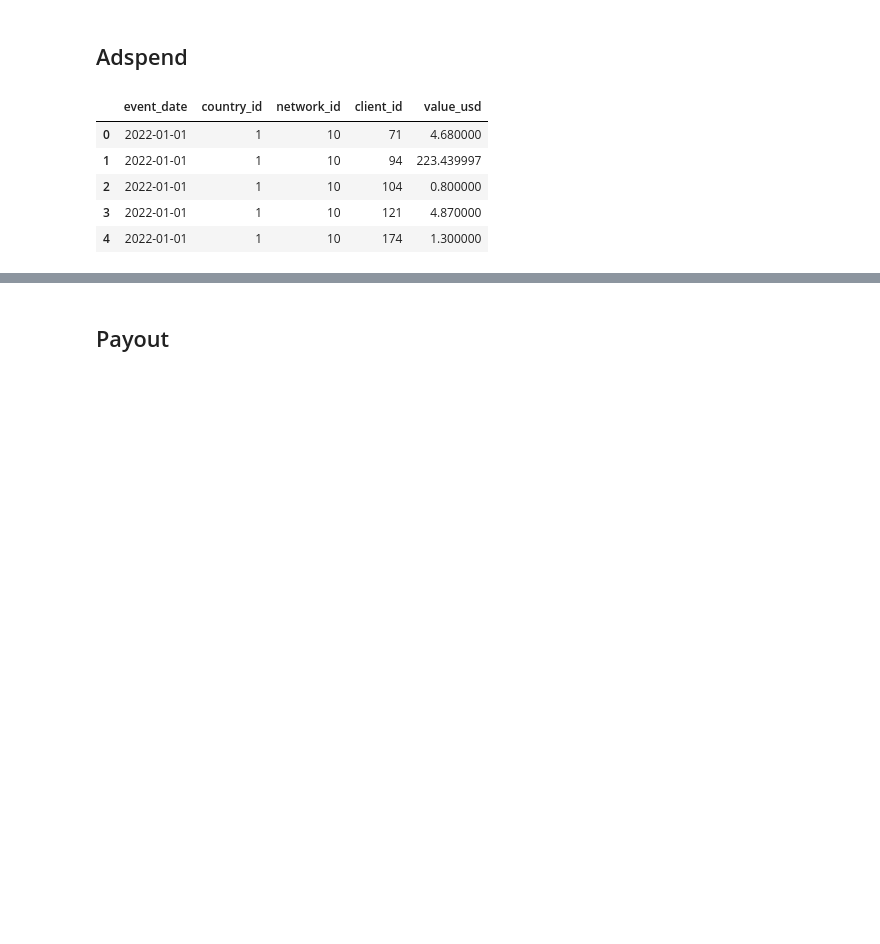
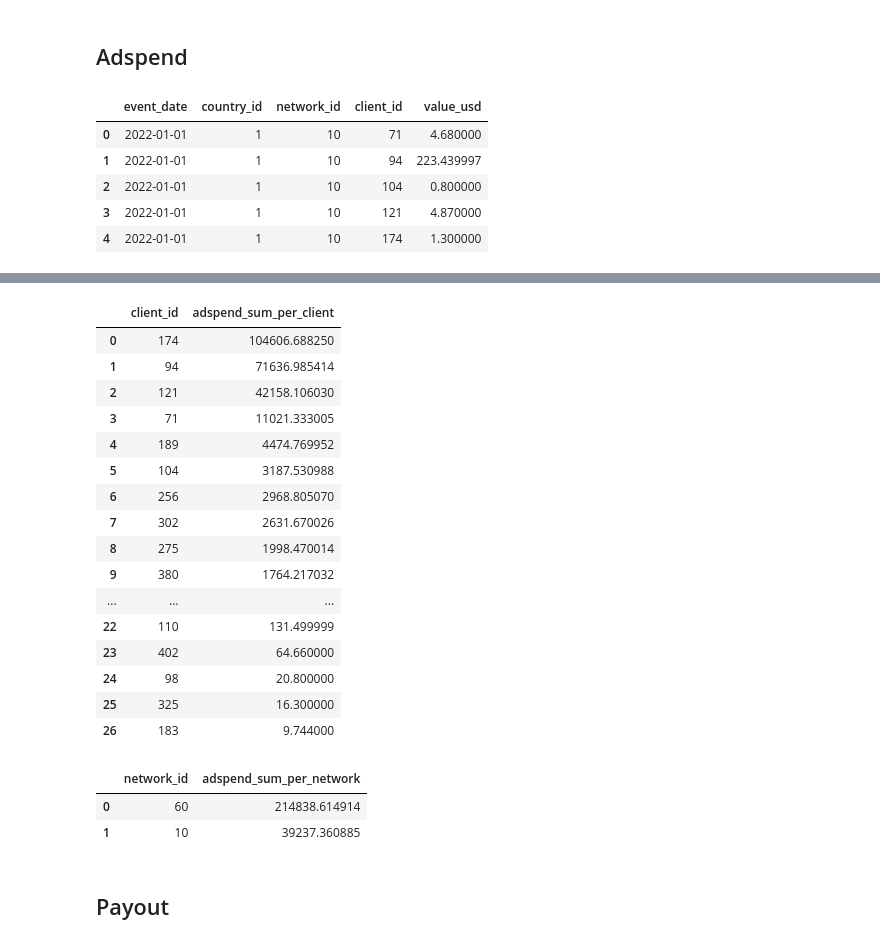
Before and after one commit to roshaan7zafar/JustDice, a Jupyter notebook: main.ipynb, the cells around one changed output, grey strips where cells are left out. Saved outputs shown, nothing was run; the diff lists cells and outputs as text; code cells hidden in the pictures; blank space fills up the shorter version.

```diff
--- a/main.ipynb
+++ b/main.ipynb
@@ -243,3 +267,29 @@ adspend_df.head()
+# %%
+adspend_df.groupby(["client_id"])['value_usd'].sum().sort_values(ascending=False).reset_index(name='adspend_sum_per_client')
+# %% [output]
+|  | client_id | adspend_sum_per_client |
+| 0 | 174 | 104606.688250 |
+| 1 | 94 | 71636.985414 |
+| 2 | 121 | 42158.106030 |
+| 3 | 71 | 11021.333005 |
+| 4 | 189 | 4474.769952 |
+| 5 | 104 | 3187.530988 |
+| 6 | 256 | 2968.805070 |
+| 7 | 302 | 2631.670026 |
+| 8 | 275 | 1998.470014 |
+| 9 | 380 | 1764.217032 |
+| ... | ... | ... |
+| 22 | 110 | 131.499999 |
+| 23 | 402 | 64.660000 |
+| 24 | 98 | 20.800000 |
+| 25 | 325 | 16.300000 |
+| 26 | 183 | 9.744000 |
+# %%
+adspend_df.groupby(["network_id"])['value_usd'].sum().sort_values(ascending=False).reset_index(name='adspend_sum_per_network')
+# %% [output]
+|  | network_id | adspend_sum_per_network |
+| 0 | 60 | 214838.614914 |
+| 1 | 10 | 39237.360885 |
 # %% [markdown]
 ## Payout
 # %%
```
Also changed, not shown: parts of 2 cells of this notebook.
